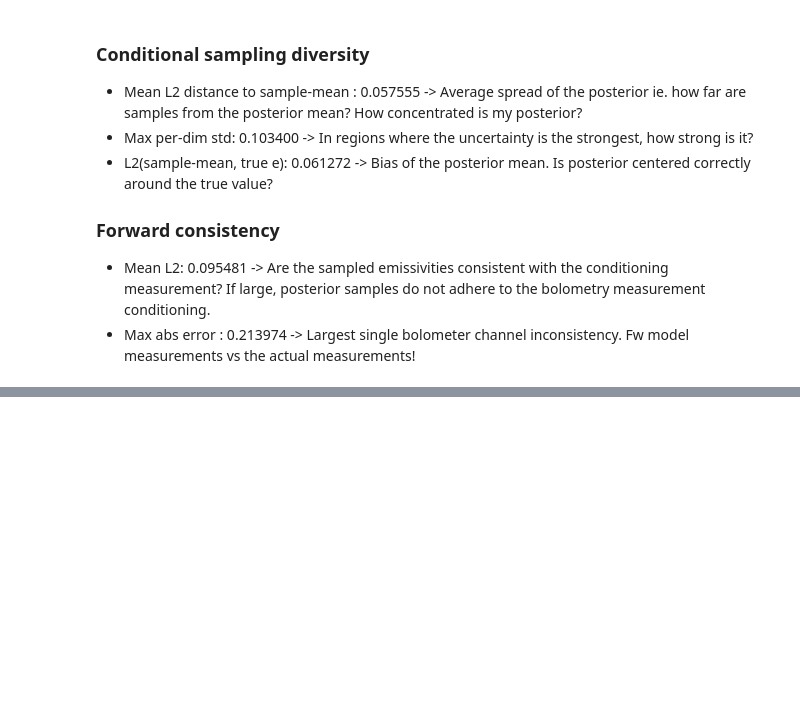
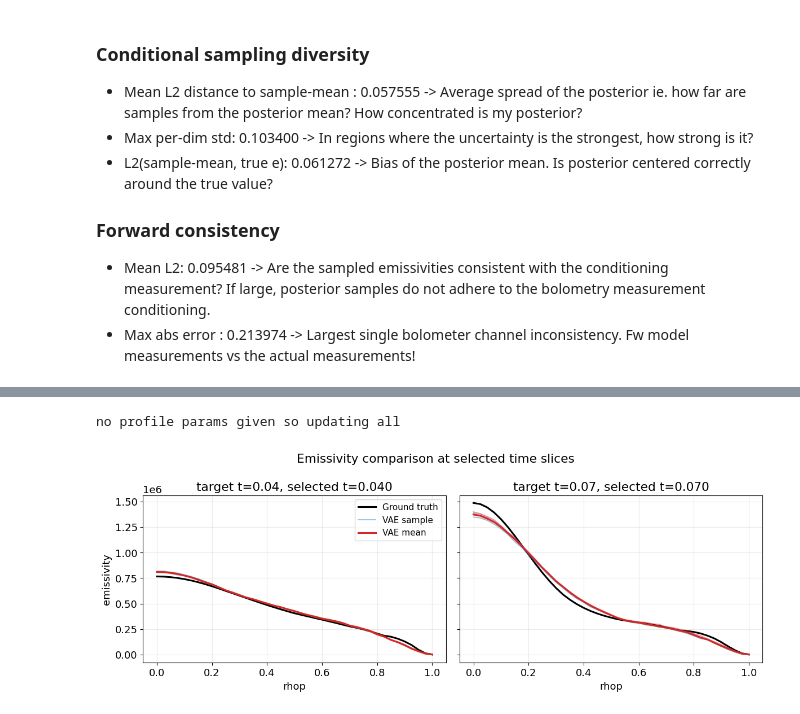
Before and after one commit to indica-mcf/Indica, a Jupyter notebook: indica/workflows/los_bolometry_surrogate_frame.ipynb, the cells around one changed output, grey strips where cells are left out. Cells and saved outputs as stored; diff of their text form; code cells hidden in the pictures; blank space fills up the shorter version.

```diff
--- a/indica/workflows/los_bolometry_surrogate_frame.ipynb
+++ b/indica/workflows/los_bolometry_surrogate_frame.ipynb
@@ -703,0 +754,53 @@ Text(0.02, 0.98, 'VAE wins: 100.0%\nmedian Δ=106133.6250')
+# %%
+# Subplots at fixed time slices: t=0.04 and t=0.07
+import numpy as np
+import torch
+import matplotlib.pyplot as plt
+
+dataset = PairDataset(b_dir, eps_dir)
+
+generator=PlasmaGenerator(model,transform)
+#generator.generate()
+plasma = load_default_objects(machine, "plasma")
+plasma.set_equilibrium(equilibrium)
+brightness, emissivity_tmp=generator.run_model(target_plasma=plasma)
+
+target_times = [0.04, 0.07]
+n_samples = 5
+latent_dim = vaemodel.fc3m.out_features
+t_values = np.asarray(brightness.t.values, dtype=float)
+
+fig, axes = plt.subplots(1, 2, figsize=(12, 4.5), sharex=True, sharey=True)
+
+for ax, t_target in zip(axes, target_times):
+    t_idx = int(np.argmin(np.abs(t_values - t_target)))
+    t_sel = float(t_values[t_idx])
+
+    e_true = emissivity_tmp.isel(t=t_idx).values.astype(np.float32)
+    b_t = brightness.isel(t=t_idx).values.astype(np.float32)
+    b_t_norm = torch.from_numpy((b_t - dataset.mu_b) / dataset.sigma_b).unsqueeze(0)
+
+    with torch.no_grad():
+        z = torch.randn(n_samples, latent_dim)
+        b_rep = b_t_norm.expand(n_samples, -1)
+        e_samps = vaemodel.decode(b_rep, z)
+        e_samps_un = (e_samps * dataset.sigma_eps + dataset.mu_eps).cpu().numpy()
+
+    e_vae_mean = e_samps_un.mean(axis=0)
+
+    ax.plot(emissivity_tmp.rhop, e_true, color="k", linewidth=2.2, label="Ground truth")
+    for i in range(n_samples):
+        label = "VAE sample" if i == 0 else None
+        ax.plot(emissivity_tmp.rhop, e_samps_un[i], alpha=0.5, linewidth=1.2, label=label)
+    ax.plot(emissivity_tmp.rhop, e_vae_mean, color="tab:red", linewidth=2.2, label="VAE mean")
+    ax.set_title(f"target t={t_target:.2f}, selected t={t_sel:.3f}")
+    ax.set_xlabel("rhop")
+    ax.grid(alpha=0.25)
+
+axes[0].set_ylabel("emissivity")
+axes[0].legend()
+fig.suptitle("Emissivity comparison at selected time slices")
+fig.tight_layout()
+# %% [output]
+no profile params given so updating all
+[figure, added]
```
Also changed, not shown: parts of 9 cells of this notebook, 2 other files.
